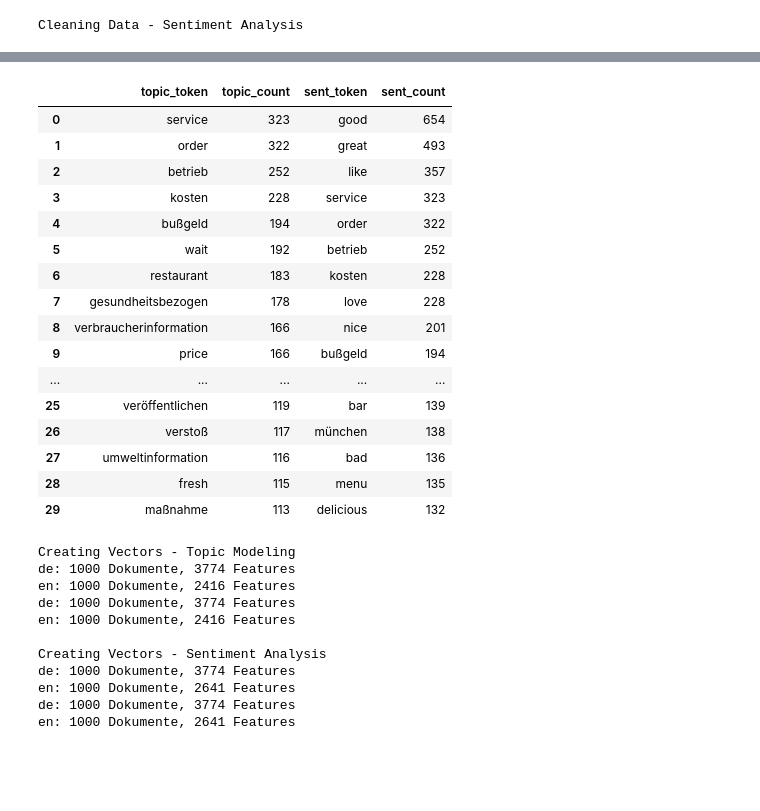
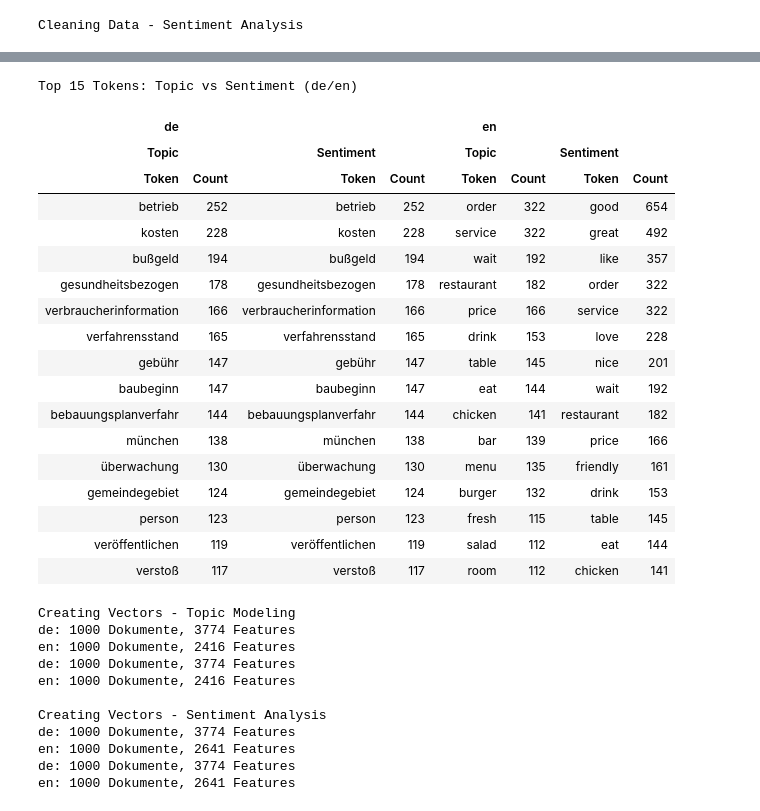
Before and after one commit to schustal-cpu/analyze_message_topics, a Jupyter notebook: analyze_data.ipynb, the cells around one changed output, grey strips where cells are left out. Drawn from its saved outputs; the diff is of its cells as text; code cells hidden in the pictures; blank space fills up the shorter version.

Commit message:
changed to lang separation in data preparation part, better function for displaying tokens

```diff
--- a/analyze_data.ipynb
+++ b/analyze_data.ipynb
@@ -408,16 +456,16 @@ stopw_sentiment_en = sorted(set(stopw_sentiment_en))
 
 # Daten für Topic Modeling
 print("Cleaning Data - Topic Modeling")
-sentences_topic, documents_topic, vocabulary_topic, index_topic = clean_and_tokenize(
+data_topic = clean_and_tokenize(
     df_reviews,
     stopw_de=stopw_topic_de,
     stopw_en=stopw_topic_en,
-    n_process=2  # bei vielen Daten ggf. 2 oder 4 testen
+    n_process=2 # ggf. Anpassen für schnellere Verarbeitung
 )
 
 # Daten für Sentimentanalyse
 print("\nCleaning Data - Sentiment Analysis")
-sentences_sent, documents_sent, vocabulary_sent, index_sent = clean_and_tokenize(
+data_sentiment = clean_and_tokenize(
     df_reviews,
     stopw_de=stopw_sentiment_de,
     stopw_en=stopw_sentiment_en,
@@ -454,27 +477,25 @@ star                 92
 # %%
-comparison_tokens = compare_top_tokens(
-    sentences_topic,
-    sentences_sent,
-    top_n=30
-)
+compare_top_tokens(data_topic, data_sentiment, top_n=15)
 # %% [output]
+Top 15 Tokens: Topic vs Sentiment (de/en)
-|  | topic_token | topic_count | sent_token | sent_count |
-| 0 | service | 323 | good | 654 |
-| 1 | order | 322 | great | 493 |
-| 2 | betrieb | 252 | like | 357 |
-| 3 | kosten | 228 | service | 323 |
-| 4 | bußgeld | 194 | order | 322 |
-| 5 | wait | 192 | betrieb | 252 |
-| 6 | restaurant | 183 | kosten | 228 |
-| 7 | gesundheitsbezogen | 178 | love | 228 |
-| 8 | verbraucherinformation | 166 | nice | 201 |
-| 9 | price | 166 | bußgeld | 194 |
-| ... | ... | ... | ... | ... |
-| 25 | veröffentlichen | 119 | bar | 139 |
-| 26 | verstoß | 117 | münchen | 138 |
-| 27 | umweltinformation | 116 | bad | 136 |
-| 28 | fresh | 115 | menu | 135 |
-| 29 | maßnahme | 113 | delicious | 132 |
+| de |  |  |  | en |  |  |  |
+| Topic |  | Sentiment |  | Topic |  | Sentiment |  |
+| Token | Count | Token | Count | Token | Count | Token | Count |
+| betrieb | 252 | betrieb | 252 | order | 322 | good | 654 |
+| kosten | 228 | kosten | 228 | service | 322 | great | 492 |
+| bußgeld | 194 | bußgeld | 194 | wait | 192 | like | 357 |
+| gesundheitsbezogen | 178 | gesundheitsbezogen | 178 | restaurant | 182 | order | 322 |
+| verbraucherinformation | 166 | verbraucherinformation | 166 | price | 166 | service | 322 |
+| verfahrensstand | 165 | verfahrensstand | 165 | drink | 153 | love | 228 |
+| gebühr | 147 | gebühr | 147 | table | 145 | nice | 201 |
+| baubeginn | 147 | baubeginn | 147 | eat | 144 | wait | 192 |
+| bebauungsplanverfahr | 144 | bebauungsplanverfahr | 144 | chicken | 141 | restaurant | 182 |
+| münchen | 138 | münchen | 138 | bar | 139 | price | 166 |
+| überwachung | 130 | überwachung | 130 | menu | 135 | friendly | 161 |
+| gemeindegebiet | 124 | gemeindegebiet | 124 | burger | 132 | drink | 153 |
+| person | 123 | person | 123 | fresh | 115 | table | 145 |
+| veröffentlichen | 119 | veröffentlichen | 119 | salad | 112 | eat | 144 |
+| verstoß | 117 | verstoß | 117 | room | 112 | chicken | 141 |
 # %%
 ############
 # Create Vectors with BoW & TF-IDF
```
Also changed, not shown: parts of 4 cells of this notebook, 1 other file.
